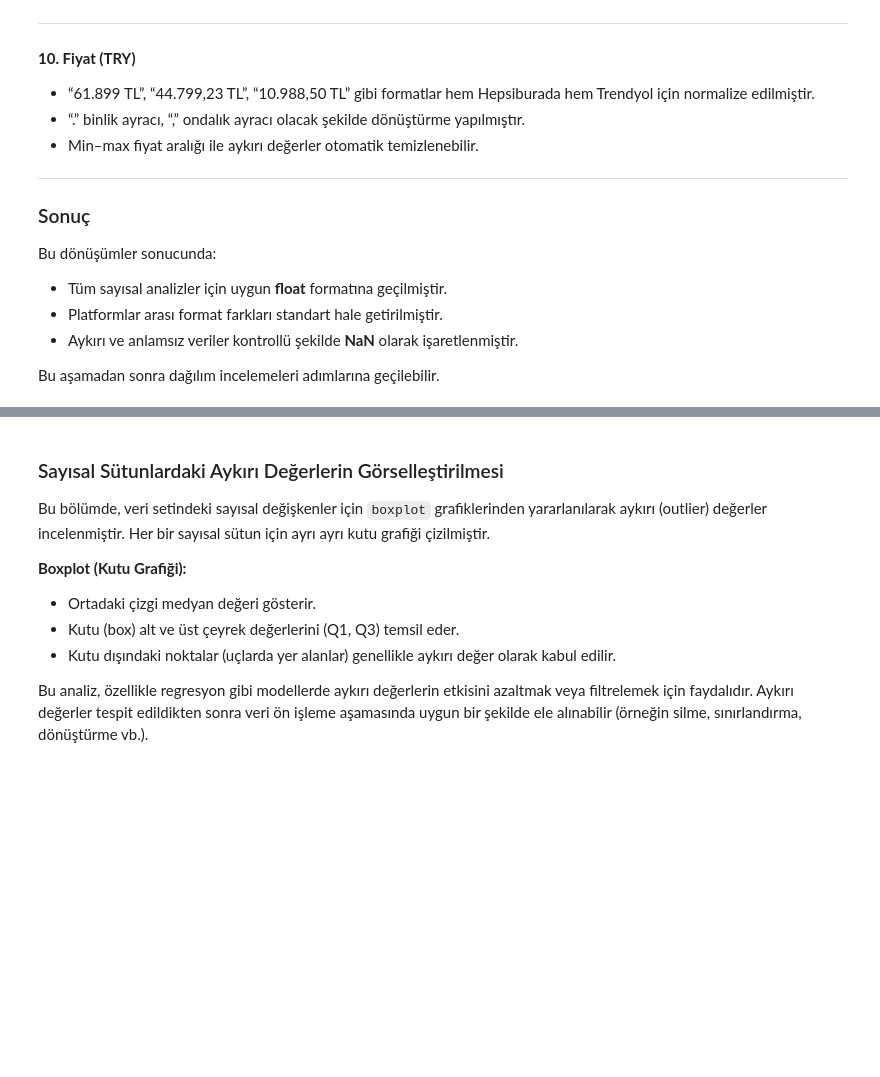
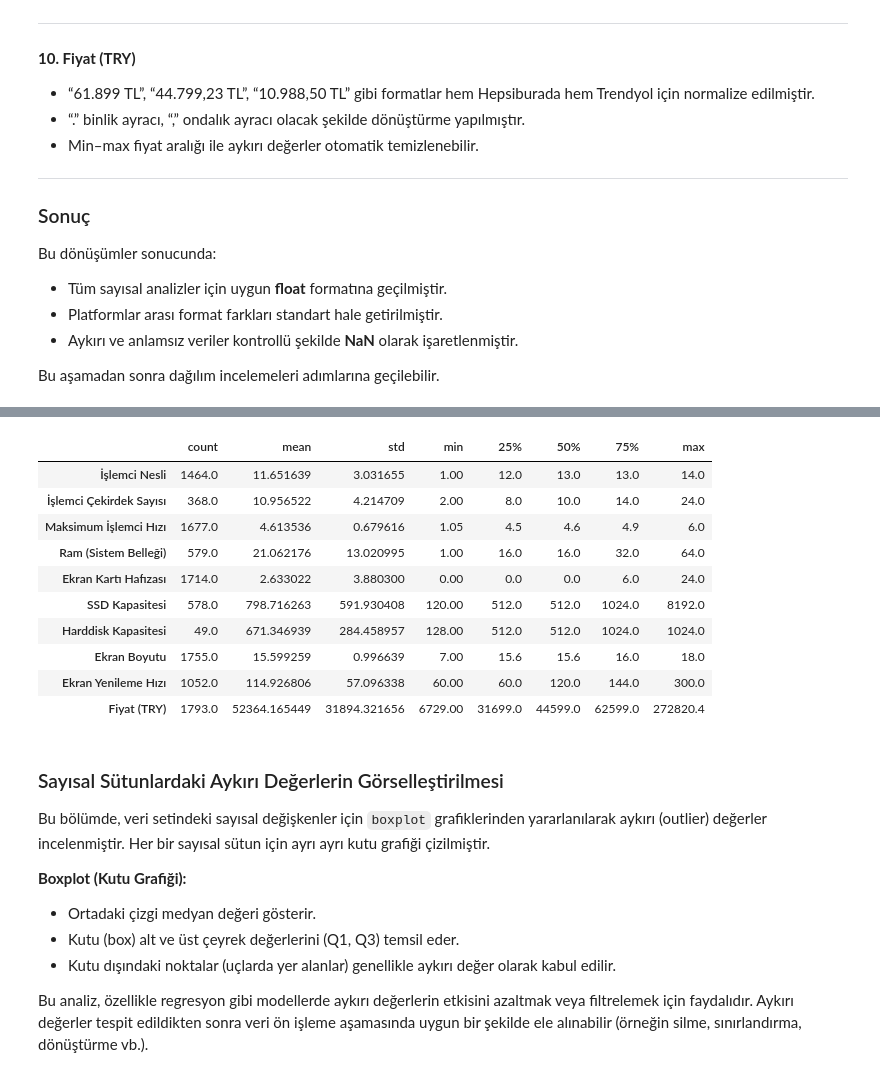
Before and after one commit to devOzdemir/rfs, a Jupyter notebook: notebooks/hb_eda.ipynb, the cells around one changed output, grey strips where cells are left out. Drawn from its saved outputs; the diff is of its cells as text; code cells hidden in the pictures; blank space fills up the shorter version.

```diff
--- a/notebooks/hb_eda.ipynb
+++ b/notebooks/hb_eda.ipynb
@@ -713,3 +290,17 @@ df.describe().T
+# %%
+df.describe(include='number').T
+# %% [output]
+|  | count | mean | std | min | 25% | 50% | 75% | max |
+| İşlemci Nesli | 1464.0 | 11.651639 | 3.031655 | 1.00 | 12.0 | 13.0 | 13.0 | 14.0 |
+| İşlemci Çekirdek Sayısı | 368.0 | 10.956522 | 4.214709 | 2.00 | 8.0 | 10.0 | 14.0 | 24.0 |
+| Maksimum İşlemci Hızı | 1677.0 | 4.613536 | 0.679616 | 1.05 | 4.5 | 4.6 | 4.9 | 6.0 |
+| Ram (Sistem Belleği) | 579.0 | 21.062176 | 13.020995 | 1.00 | 16.0 | 16.0 | 32.0 | 64.0 |
+| Ekran Kartı Hafızası | 1714.0 | 2.633022 | 3.880300 | 0.00 | 0.0 | 0.0 | 6.0 | 24.0 |
+| SSD Kapasitesi | 578.0 | 798.716263 | 591.930408 | 120.00 | 512.0 | 512.0 | 1024.0 | 8192.0 |
+| Harddisk Kapasitesi | 49.0 | 671.346939 | 284.458957 | 128.00 | 512.0 | 512.0 | 1024.0 | 1024.0 |
+| Ekran Boyutu | 1755.0 | 15.599259 | 0.996639 | 7.00 | 15.6 | 15.6 | 16.0 | 18.0 |
+| Ekran Yenileme Hızı | 1052.0 | 114.926806 | 57.096338 | 60.00 | 60.0 | 120.0 | 144.0 | 300.0 |
+| Fiyat (TRY) | 1793.0 | 52364.165449 | 31894.321656 | 6729.00 | 31699.0 | 44599.0 | 62599.0 | 272820.4 |
 # %% [markdown]
 ### Sayısal Sütunlardaki Aykırı Değerlerin Görselleştirilmesi
 
```
Also changed, not shown: parts of 13 cells of this notebook, 17 other files.
